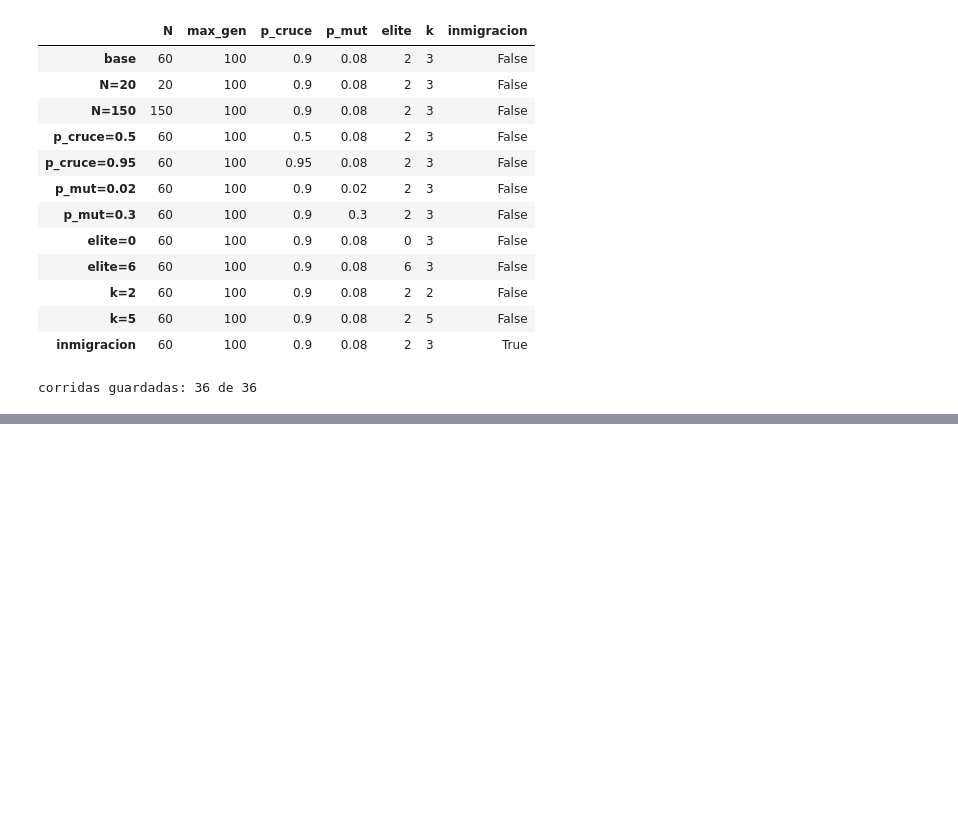
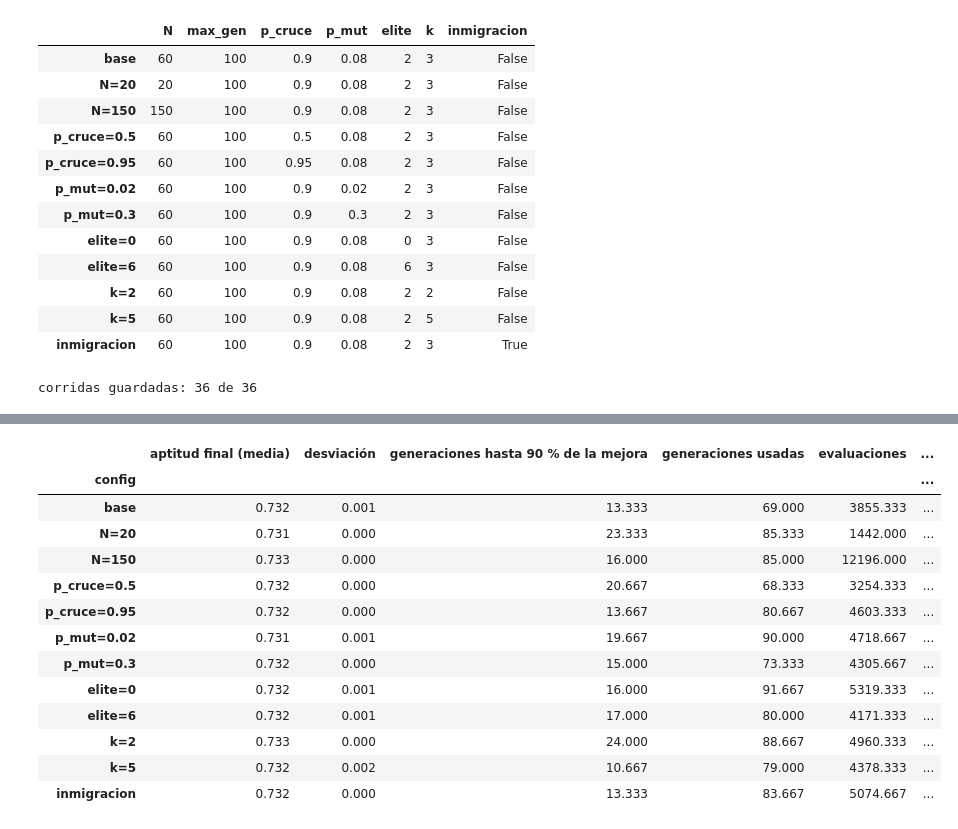
Before and after one commit to ArianaPita-0102/ia-examen-geneticos, a Jupyter notebook: silbido_piano.ipynb, the cells around one changed output, grey strips where cells are left out. Cells and saved outputs as stored; diff of their text form; code cells hidden in the pictures; blank space fills up the shorter version.

Commit message:
Agrega la tabla de configuraciones

```diff
--- a/silbido_piano.ipynb
+++ b/silbido_piano.ipynb
@@ -895,0 +902,34 @@ corridas guardadas: 36 de 36
+# %%
+filas = []
+for (nombre, semilla), d in pd.read_csv(ARCHIVO_CONFIGS).groupby(["config", "semilla"]):
+    final = d["maximo"].iloc[-1]
+    meta = d["maximo"].iloc[0] + 0.9 * (final - d["maximo"].iloc[0])
+    gen90 = d.loc[d["maximo"] >= meta, "generacion"].iloc[0]
+    filas.append((nombre, final, gen90, d["generacion"].iloc[-1], d["evaluaciones"].iloc[-1], d["diversidad"].iloc[-1]))
+por_config = pd.DataFrame(filas, columns=["config", "final", "gen90", "generaciones", "evaluaciones", "diversidad"])
+
+grupo = por_config.groupby("config")
+tabla_configs = pd.DataFrame({
+    "aptitud final (media)": grupo["final"].mean(),
+    "desviación": grupo["final"].std(),
+    "generaciones hasta 90 % de la mejora": grupo["gen90"].mean(),
+    "generaciones usadas": grupo["generaciones"].mean(),
+    "evaluaciones": grupo["evaluaciones"].mean(),
+    "diversidad final": grupo["diversidad"].mean(),
+}).round(3).loc[list(CONFIGS)]
+tabla_configs
+# %% [output]
+|  | aptitud final (media) | desviación | generaciones hasta 90 % de la mejora | generaciones usadas | evaluaciones | ... |
+| config |  |  |  |  |  | ... |
+| base | 0.732 | 0.001 | 13.333 | 69.000 | 3855.333 | ... |
+| N=20 | 0.731 | 0.000 | 23.333 | 85.333 | 1442.000 | ... |
+| N=150 | 0.733 | 0.000 | 16.000 | 85.000 | 12196.000 | ... |
+| p_cruce=0.5 | 0.732 | 0.000 | 20.667 | 68.333 | 3254.333 | ... |
+| p_cruce=0.95 | 0.732 | 0.000 | 13.667 | 80.667 | 4603.333 | ... |
+| p_mut=0.02 | 0.731 | 0.001 | 19.667 | 90.000 | 4718.667 | ... |
+| p_mut=0.3 | 0.732 | 0.000 | 15.000 | 73.333 | 4305.667 | ... |
+| elite=0 | 0.732 | 0.001 | 16.000 | 91.667 | 5319.333 | ... |
+| elite=6 | 0.732 | 0.001 | 17.000 | 80.000 | 4171.333 | ... |
+| k=2 | 0.733 | 0.000 | 24.000 | 88.667 | 4960.333 | ... |
+| k=5 | 0.732 | 0.002 | 10.667 | 79.000 | 4378.333 | ... |
+| inmigracion | 0.732 | 0.000 | 13.333 | 83.667 | 5074.667 | ... |
```
Also changed, not shown: parts of 1 cell of this notebook.
